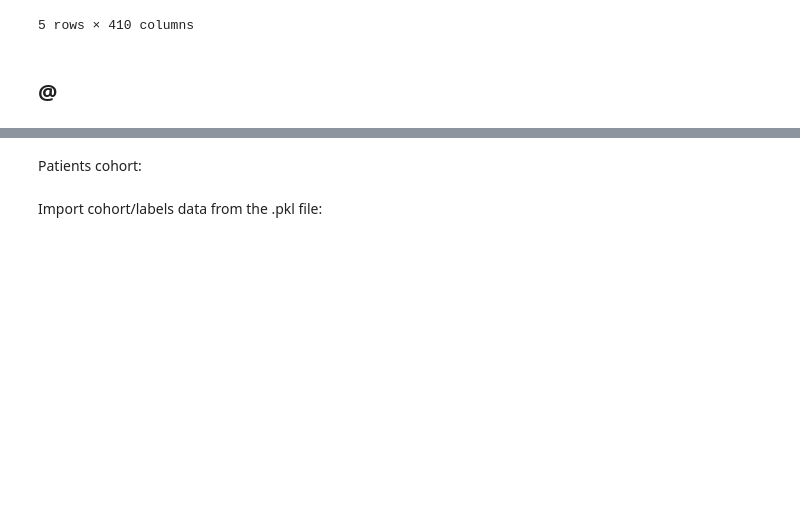
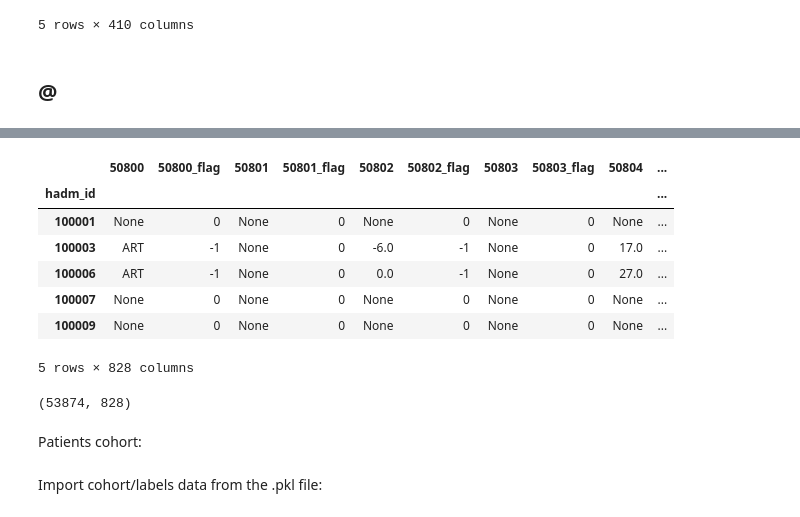
Before and after one commit to The-Electric-Moccasins/resistance-prediction, a Jupyter notebook: build_dataset.ipynb, the cells around one changed output, grey strips where cells are left out. Cells and saved outputs as stored; diff of their text form; code cells hidden in the pictures; blank space fills up the shorter version.

```diff
--- a/build_dataset.ipynb
+++ b/build_dataset.ipynb
@@ -250,0 +280,15 @@ write_dataframe(df_lab, 'df_lab')
+# %%
+df_dataset_unprocessed.head()
+# %% [output]
+|  | 50800 | 50800_flag | 50801 | 50801_flag | 50802 | 50802_flag | 50803 | 50803_flag | 50804 | ... |
+| hadm_id |  |  |  |  |  |  |  |  |  | ... |
+| 100001 | None | 0 | None | 0 | None | 0 | None | 0 | None | ... |
+| 100003 | ART | -1 | None | 0 | -6.0 | -1 | None | 0 | 17.0 | ... |
+| 100006 | ART | -1 | None | 0 | 0.0 | -1 | None | 0 | 27.0 | ... |
+| 100007 | None | 0 | None | 0 | None | 0 | None | 0 | None | ... |
+| 100009 | None | 0 | None | 0 | None | 0 | None | 0 | None | ... |
+5 rows × 828 columns
+# %%
+df_dataset_unprocessed.shape
+# %% [output]
+(53874, 828)
```
Also changed, not shown: parts of 21 cells of this notebook.
